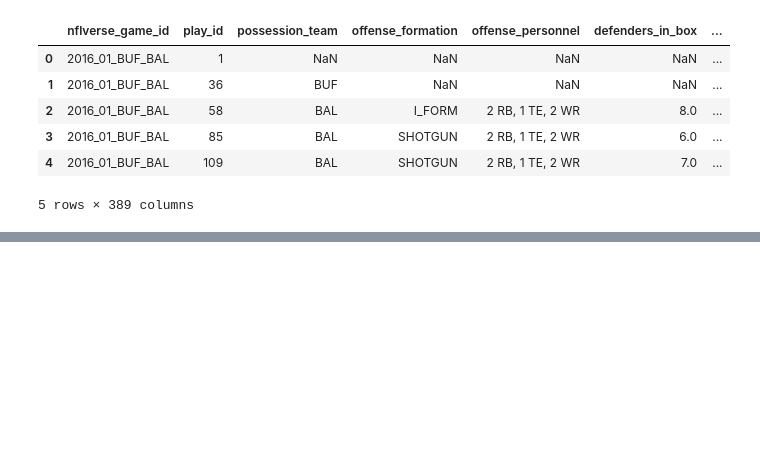
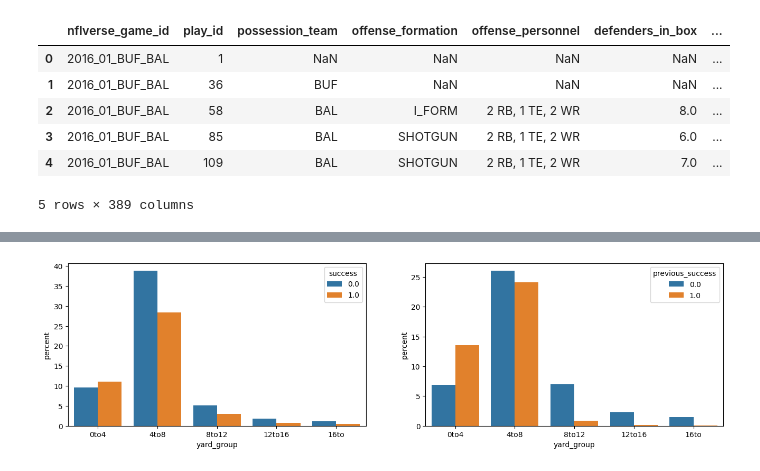
Before and after one commit to colin-seiler/NFL_SuccessWatch, a Jupyter notebook: notebooks/eda3.ipynb, the cells around one changed output, grey strips where cells are left out. Cells and saved outputs as stored; diff of their text form; code cells hidden in the pictures; blank space fills up the shorter version.

```diff
--- a/notebooks/eda3.ipynb
+++ b/notebooks/eda3.ipynb
@@ -176,0 +203,7 @@ sns.countplot(data=df, x='previous_success', hue='success')
+# %%
+yard_bins = [0, 4, 8, 12, 16, np.inf]
+yard_labels = ['0to4','4to8','8to12','12to16','16to']
+
+df['yard_group'] = pd.cut(df['ydstosuccess_rounded'], bins=yard_bins, labels=yard_labels, right=True)
+
+df['yard_group'].value_counts()
@@ -176,0 +218,9 @@ sns.countplot(data=df, x='previous_success', hue='success')
+# %%
+fig, axes = plt.subplots(1,2, figsize=(16,4))
+
+sns.countplot(data=df, x ='yard_group', hue='success', stat='percent', ax=axes[0])
+sns.countplot(data=df, x ='yard_group', hue='previous_success', stat='percent', ax=axes[1])
+
+plt.show()
+# %% [output]
+[figure, added]
```
Also changed, not shown: parts of 23 cells of this notebook.
